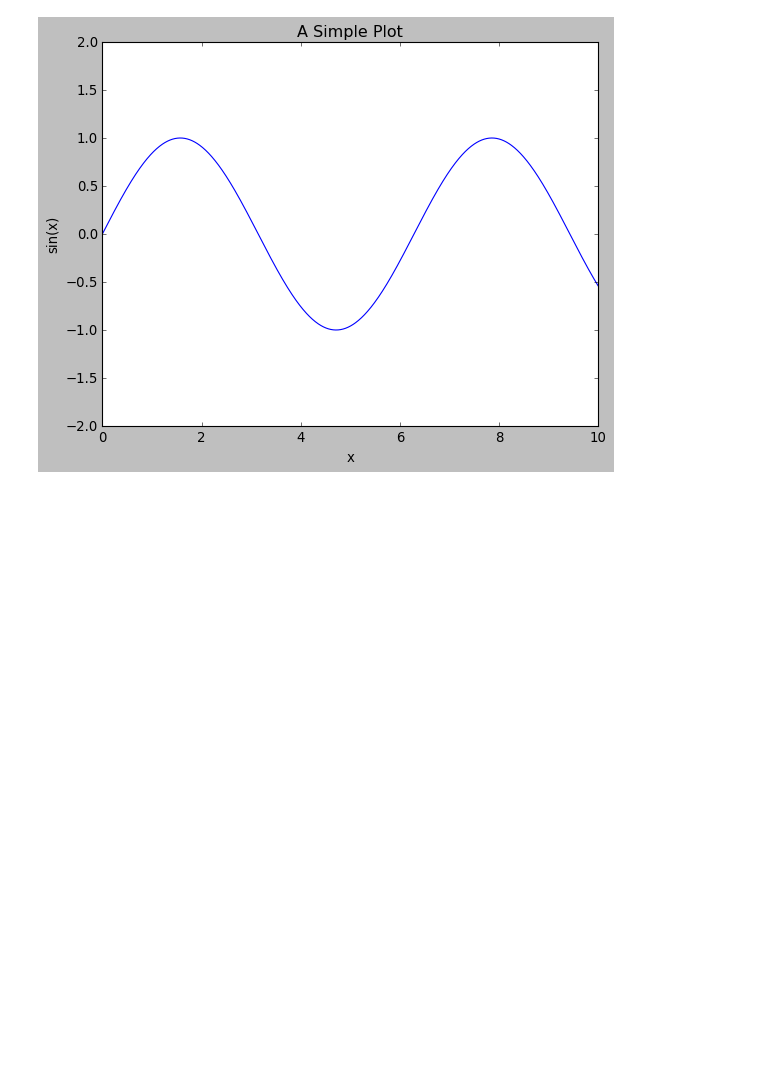
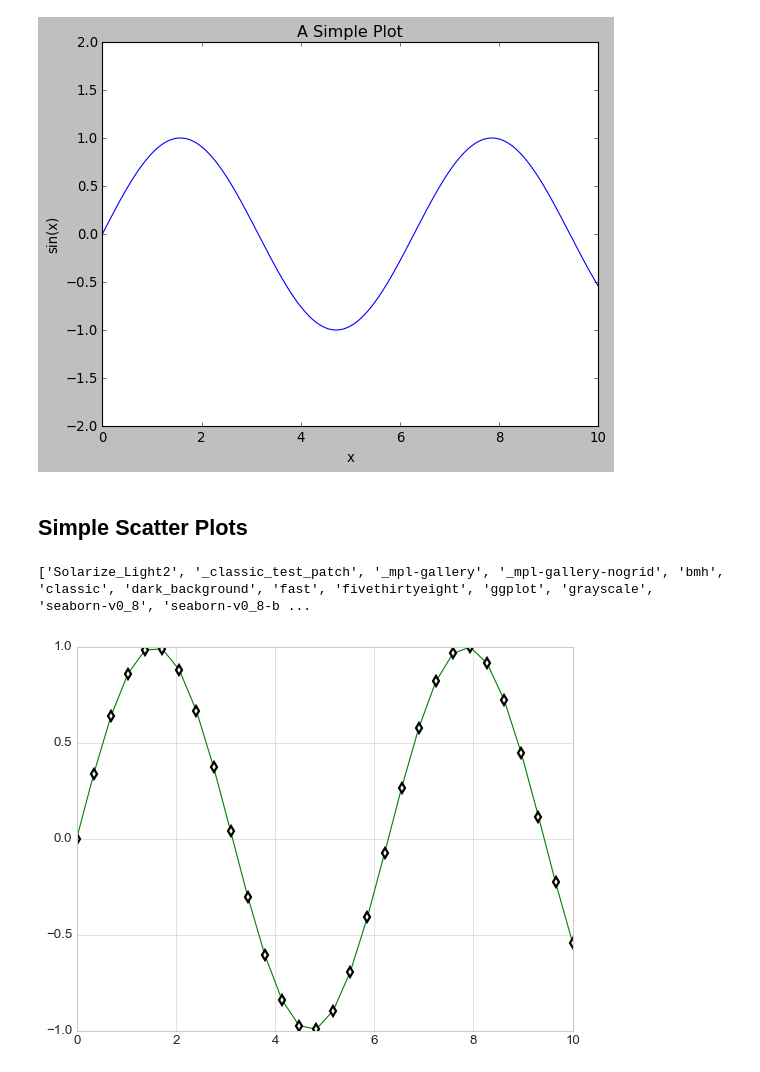
Before and after one commit to jwmathis/Project4, a Jupyter notebook: MatplotlibNotes&Examples.ipynb, the cells around one changed output. Saved outputs shown, nothing was run; the diff lists cells and outputs as text; code cells hidden in the pictures; blank space fills up the shorter version.

```diff
--- a/MatplotlibNotes&Examples.ipynb
+++ b/MatplotlibNotes&Examples.ipynb
@@ -34,3 +34,23 @@ ax.set(xlim=(0,10), ylim=(-2,2),
 [figure]
 # %%
 fig2.savefig("A Simple Plot.jpg")
+# %% [markdown]
+## Simple Scatter Plots
+# %%
+%matplotlib inline
+import matplotlib.pyplot as plt
+plt.style.use('seaborn-v0_8-whitegrid')
+import numpy as np
+
+print(plt.style.available)
+# %% [output]
+['Solarize_Light2', '_classic_test_patch', '_mpl-gallery', '_mpl-gallery-nogrid', 'bmh', 'classic', 'dark_background', 'fast', 'fivethirtyeight', 'ggplot', 'grayscale', 'seaborn-v0_8', 'seaborn-v0_8-b ...
+# %%
+x = np.linspace(0, 10, 30)
+y = np.sin(x)
+
+plt.plot(x, y, '-d', color='green',
+         markerfacecolor='white',
+         markeredgewidth=2);
+# %% [output]
+[figure, added]
```
Also changed, not shown: parts of 41 cells of this notebook.
